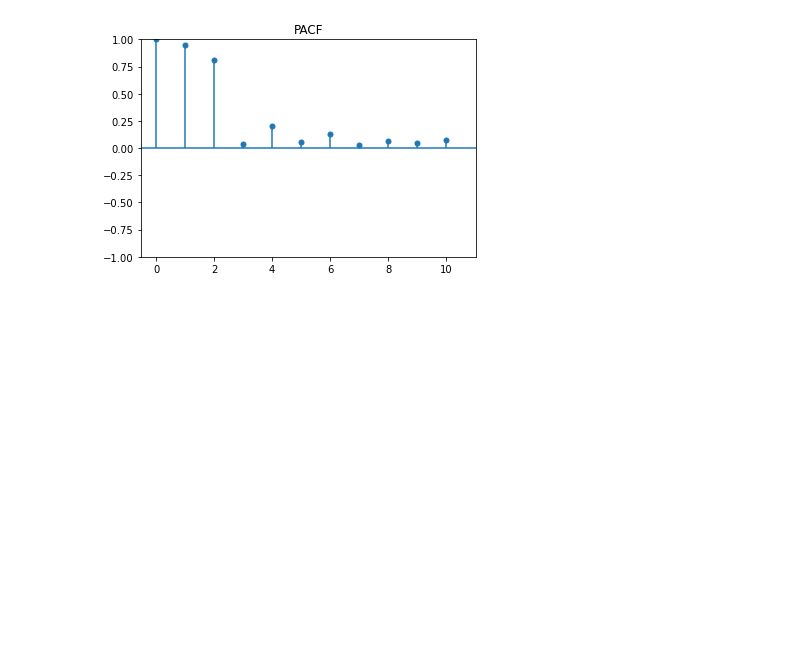
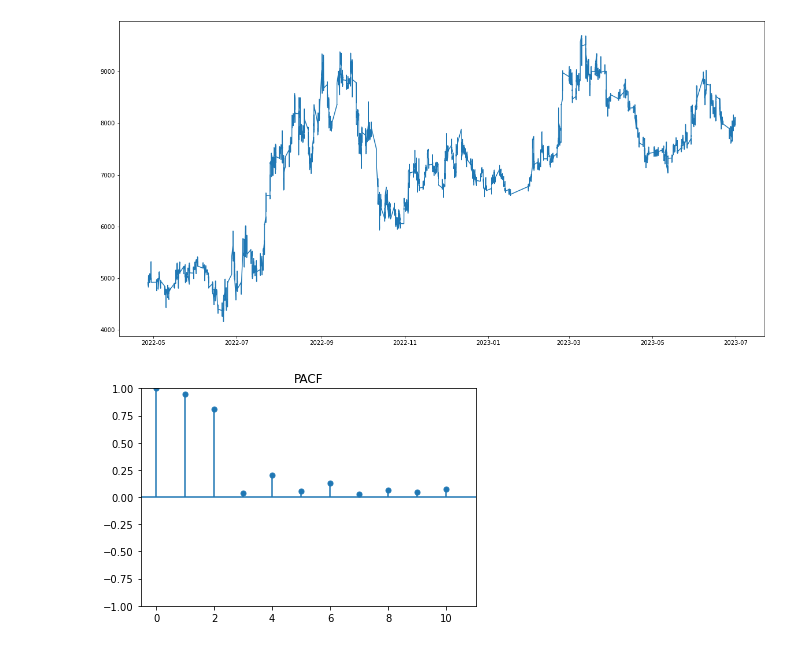
Before and after one commit to Jeremygaop/research-on-pair-trading, a Jupyter notebook: pair_test.ipynb, the cells around one changed output. Cells and saved outputs as stored; diff of their text form; code cells hidden in the pictures; blank space fills up the shorter version.

```diff
--- a/pair_test.ipynb
+++ b/pair_test.ipynb
@@ -57,3 +58,7 @@ func.pricePlot(X)
+# %%
+func.pricePlot(futurePrice)
+# %% [output]
+[figure, added]
 # %%
 from statsmodels.tsa.arima_model import ARIMA
 from statsmodels.graphics.tsaplots import plot_acf, plot_pacf
```
Also changed, not shown: parts of 6 cells of this notebook.
